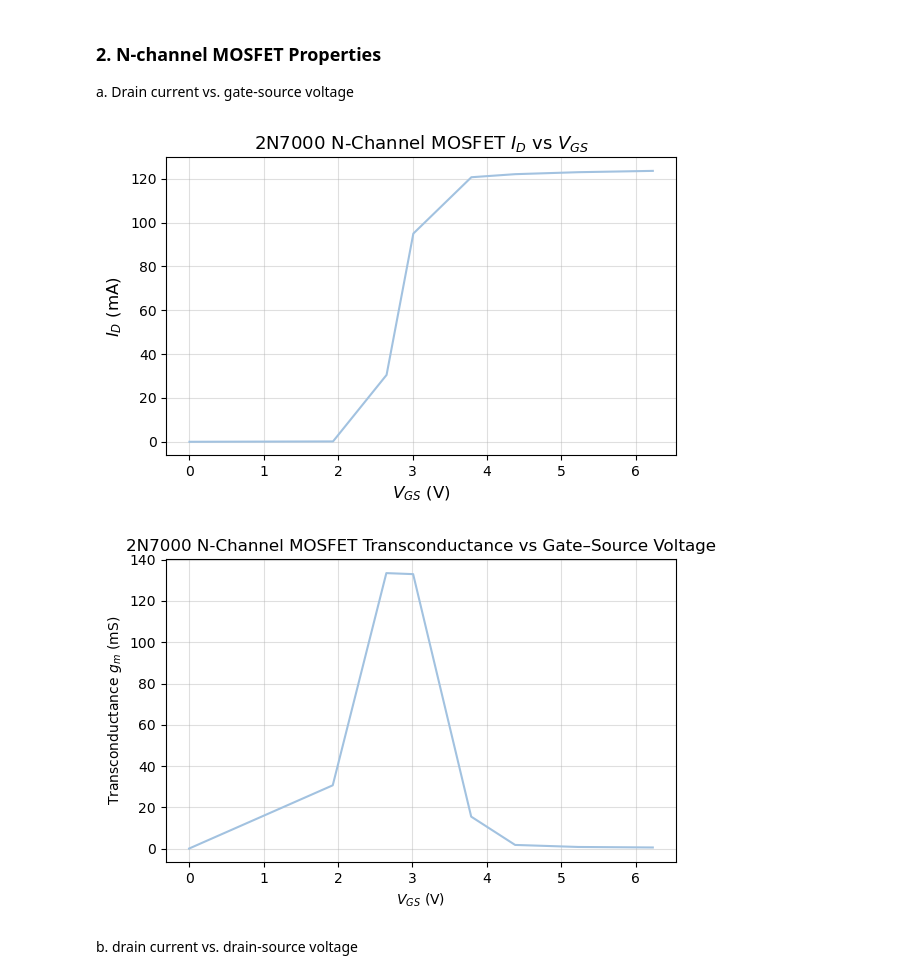
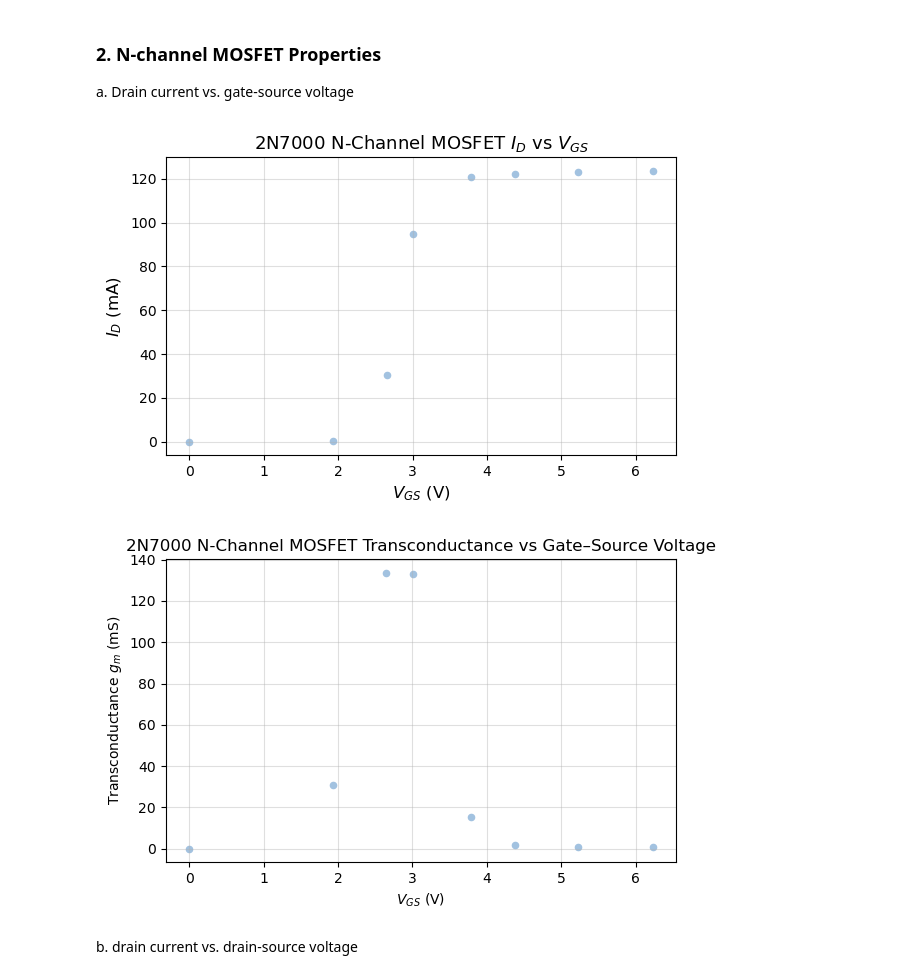
Before and after one commit to lilyminguyen/PHY-338k, a Jupyter notebook: Lab 6/Lab 6.ipynb, the cells around one changed output. Cells and saved outputs as stored; diff of their text form; code cells hidden in the pictures.

```diff
--- a/Lab 6/Lab 6.ipynb
+++ b/Lab 6/Lab 6.ipynb
@@ -65,7 +67,8 @@ V_GS = np.array([0.00, 1.93, 2.65, 3.01, 3.79, 4.38, 5.23, 6.23])
 I_D = np.array([0.00, 0.16, 30.5, 95.0, 120.7, 122.1, 123.0, 123.6])  # mA
 
 plt.figure(figsize=(6,4))
-plt.plot(V_GS, I_D, color='#A2C2E0', label='$I_D$ vs $V_{GS}$')
+# plt.plot(V_GS, I_D, color='#A2C2E0', label='$I_D$ vs $V_{GS}$')
+plt.scatter(V_GS, I_D, color='#A2C2E0', s=20)
 plt.xlabel('$V_{GS}$ (V)', fontsize=12)
 plt.ylabel('$I_D$ (mA)', fontsize=12)
 plt.title('2N7000 N-Channel MOSFET $I_D$ vs $V_{GS}$', fontsize=13)
@@ -74,31 +77,32 @@ plt.tight_layout()
 plt.savefig('6.2a.png')
 plt.show()
 # %% [output]
-[figure, old version]
+[figure, new version]
 # %%
 # g_m vs. V_GS
 
 # Convert I_D to A
 I_D_A = I_D * 1e-3
 
 # Numerical derivative for gm
 gm = np.gradient(I_D_A, V_GS)   # A/V = Siemens
 gm_mS = gm * 1e3                # convert to mS
 
 # Plot
 plt.figure(figsize=(6,4))
 # plt.xlim(0, 6.3)
 # plt.ylim(-3, 150)
-plt.plot(V_GS, gm_mS, color='#A2C2E0', label='$g_m$ vs $V_{GS}$')
+# plt.plot(V_GS, gm_mS, color='#A2C2E0', label='$g_m$ vs $V_{GS}$')
+plt.scatter(V_GS, gm_mS, color='#A2C2E0', s=20)
 plt.xlabel('$V_{GS}$ (V)')
 plt.ylabel('Transconductance $g_m$ (mS)')
 plt.title('2N7000 N-Channel MOSFET Transconductance vs Gate–Source Voltage')
 plt.grid(alpha=0.4)
 plt.tight_layout()
 plt.savefig('6.2b.png')
 plt.show()
 # %% [output]
-[figure, old version]
+[figure, new version]
 # %% [markdown]
 b. drain current vs. drain-source voltage
 # %%
```
Also changed, not shown: parts of 3 cells of this notebook, 26 other files.
